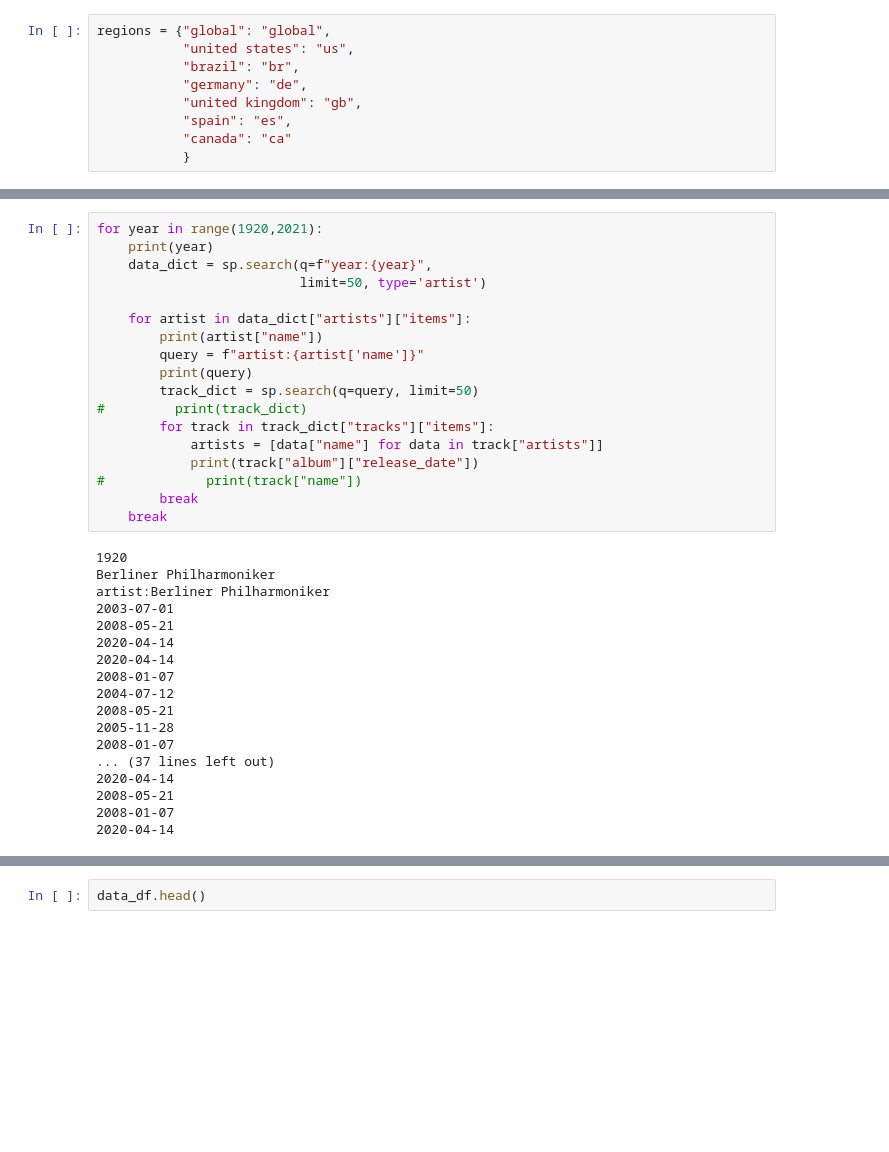
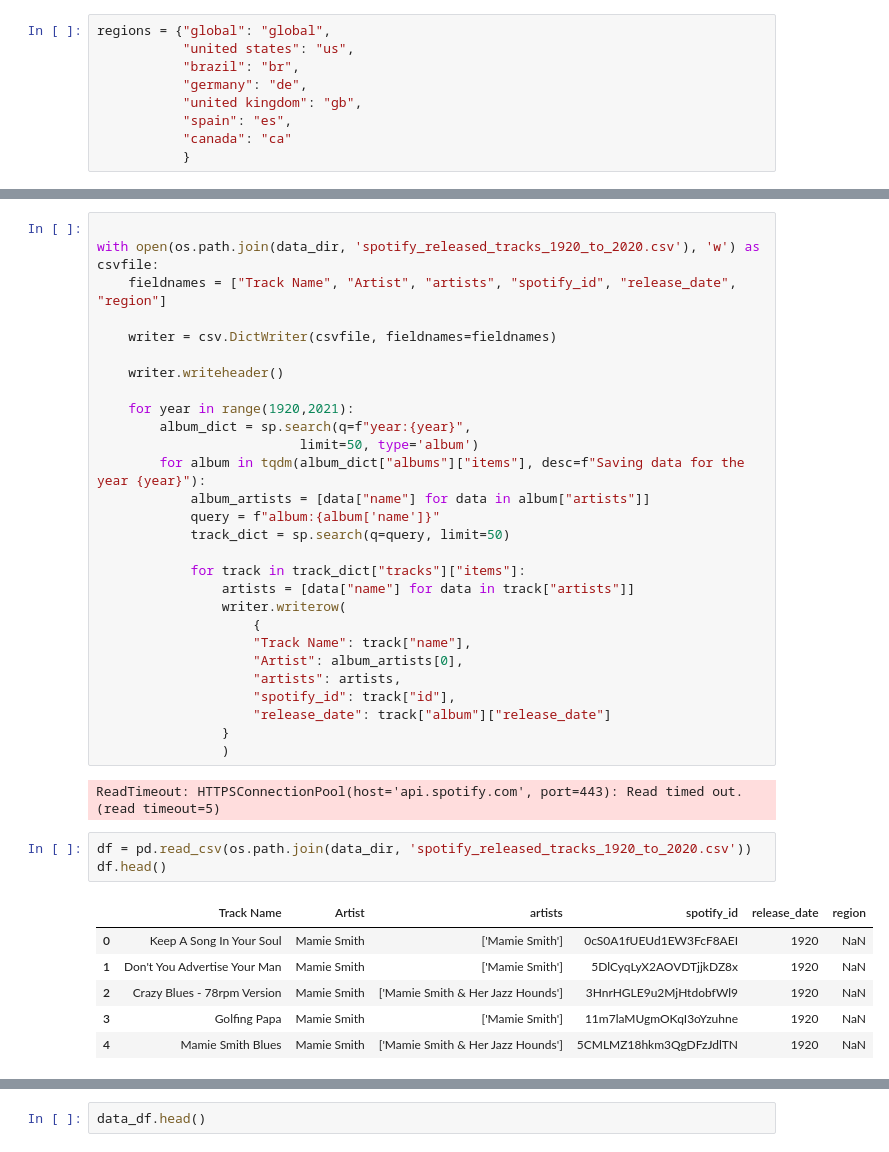
Before and after one commit to radroid/data_1202_group_project, a Jupyter notebook: notebooks/Audio Features Extractions.ipynb, the cells around one changed output, grey strips where cells are left out. Drawn from its saved outputs; the diff is of its cells as text; blank space fills up the shorter version.

```diff
--- a/notebooks/Audio Features Extractions.ipynb
+++ b/notebooks/Audio Features Extractions.ipynb
@@ -206,36 +177,40 @@ pprint(search_params)
 # %%
-for year in range(1920,2021):
-    print(year)
-    data_dict = sp.search(q=f"year:{year}",
-                          limit=50, type='artist')
 
-    for artist in data_dict["artists"]["items"]:
-        print(artist["name"])
-        query = f"artist:{artist['name']}"
-        print(query)
-        track_dict = sp.search(q=query, limit=50)
-#         print(track_dict)
-        for track in track_dict["tracks"]["items"]:
-            artists = [data["name"] for data in track["artists"]]
-            print(track["album"]["release_date"])
-#             print(track["name"])
-        break
-    break
+with open(os.path.join(data_dir, 'spotify_released_tracks_1920_to_2020.csv'), 'w') as csvfile:
+    fieldnames = ["Track Name", "Artist", "artists", "spotify_id", "release_date", "region"]
+
+    writer = csv.DictWriter(csvfile, fieldnames=fieldnames)
+
+    writer.writeheader()
+
+    for year in range(1920,2021):
+        album_dict = sp.search(q=f"year:{year}",
+                          limit=50, type='album')
+        for album in tqdm(album_dict["albums"]["items"], desc=f"Saving data for the year {year}"):
+            album_artists = [data["name"] for data in album["artists"]]
+            query = f"album:{album['name']}"
+            track_dict = sp.search(q=query, limit=50)
+
+            for track in track_dict["tracks"]["items"]:
+                artists = [data["name"] for data in track["artists"]]
+                writer.writerow(
+                    {
+                    "Track Name": track["name"],
+                    "Artist": album_artists[0],
+                    "artists": artists,
+                    "spotify_id": track["id"],
+                    "release_date": track["album"]["release_date"]
+                }
+                )
 # %% [output]
-1920
-Berliner Philharmoniker
-artist:Berliner Philharmoniker
-2003-07-01
-2008-05-21
-2020-04-14
-2020-04-14
-2008-01-07
-2004-07-12
-2008-05-21
-2005-11-28
-2008-01-07
-... (37 lines left out)
-2020-04-14
-2008-05-21
-2008-01-07
-2020-04-14
+ReadTimeout: HTTPSConnectionPool(host='api.spotify.com', port=443): Read timed out. (read timeout=5)
+# %%
+df = pd.read_csv(os.path.join(data_dir, 'spotify_released_tracks_1920_to_2020.csv'))
+df.head()
+# %% [output]
+|  | Track Name | Artist | artists | spotify_id | release_date | region |
+| 0 | Keep A Song In Your Soul | Mamie Smith | ['Mamie Smith'] | 0cS0A1fUEUd1EW3FcF8AEI | 1920 | NaN |
+| 1 | Don't You Advertise Your Man | Mamie Smith | ['Mamie Smith'] | 5DlCyqLyX2AOVDTjjkDZ8x | 1920 | NaN |
+| 2 | Crazy Blues - 78rpm Version | Mamie Smith | ['Mamie Smith & Her Jazz Hounds'] | 3HnrHGLE9u2MjHtdobfWl9 | 1920 | NaN |
+| 3 | Golfing Papa | Mamie Smith | ['Mamie Smith'] | 11m7laMUgmOKqI3oYzuhne | 1920 | NaN |
+| 4 | Mamie Smith Blues | Mamie Smith | ['Mamie Smith & Her Jazz Hounds'] | 5CMLMZ18hkm3QgDFzJdlTN | 1920 | NaN |
```
Also changed, not shown: parts of 3 cells of this notebook.
